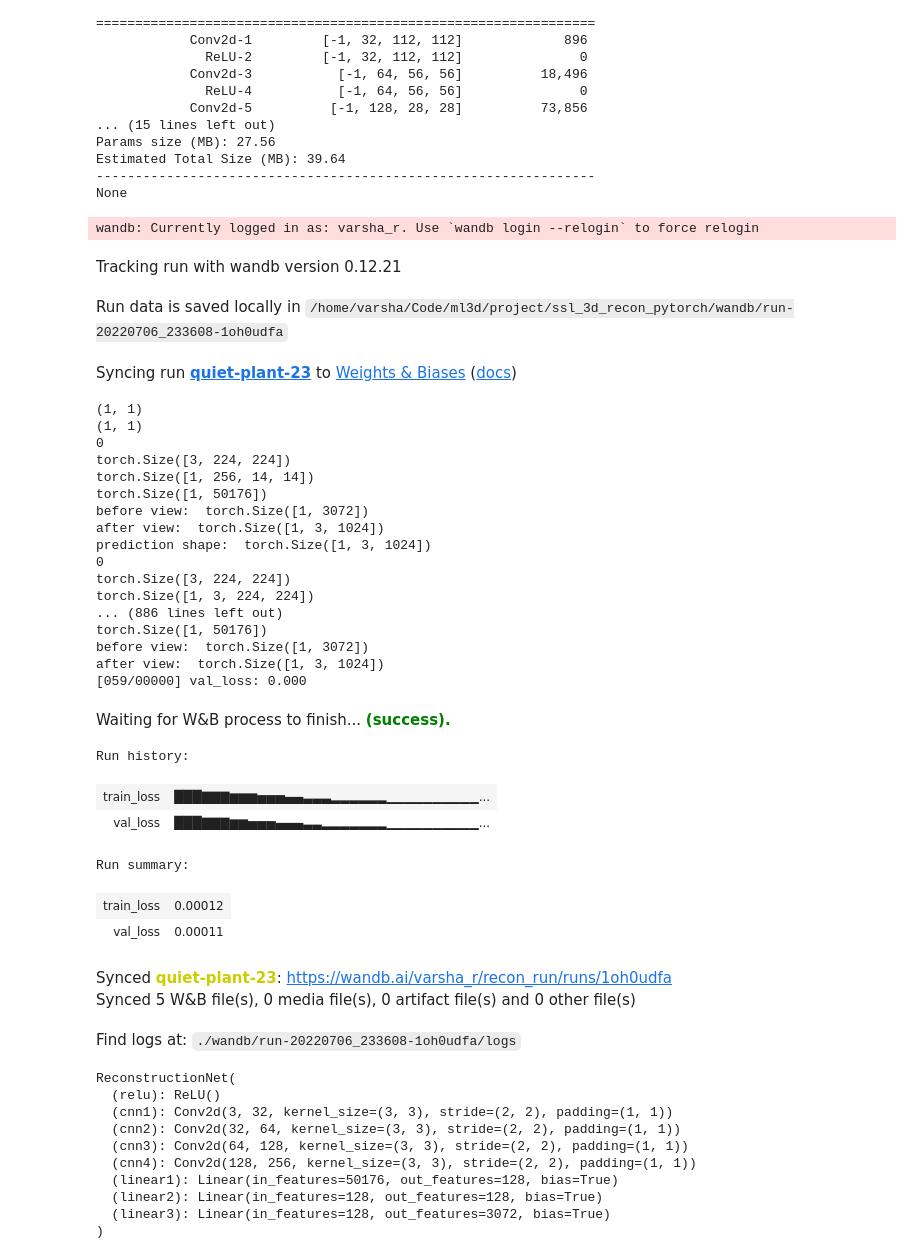
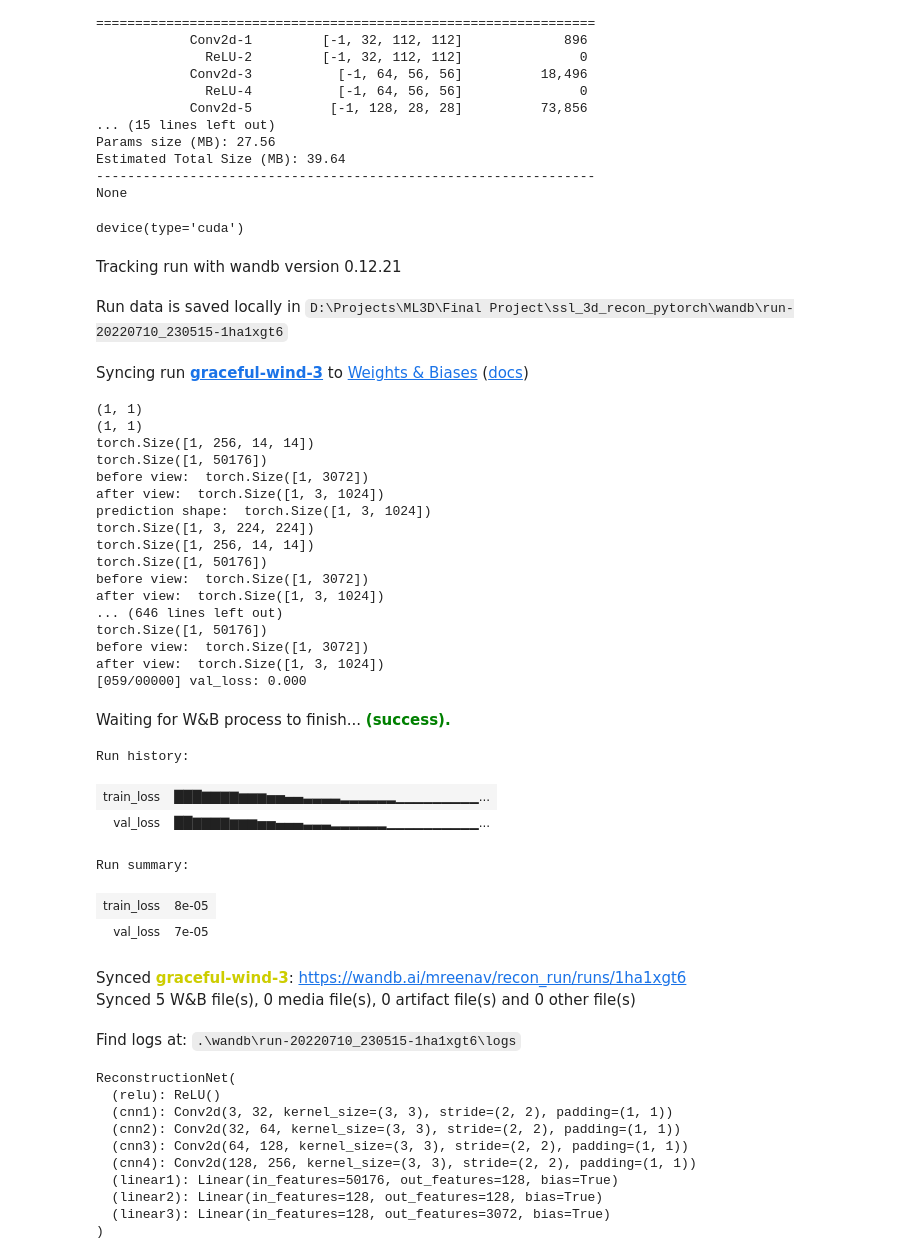
Before and after one commit to varsha-raveendran/ssl_3d_recon_pytorch, a Jupyter notebook: SSL_Recon.ipynb, the cells around one changed output. Drawn from its saved outputs; the diff is of its cells as text; code cells hidden in the pictures.

```diff
--- a/SSL_Recon.ipynb
+++ b/SSL_Recon.ipynb
@@ -113,52 +113,55 @@ Params size (MB): 27.56
 Estimated Total Size (MB): 39.64
 ----------------------------------------------------------------
 None
+# %%
+torch.device("cuda")
+# %% [output]
+device(type='cuda')
 # %%
 from src.training import train_recon
 config = {
      'category' :  '02691156',
     'experiment_name': 'recon_overfitting',
-    'device': 'cpu',                      # change this to cpu if you do not have a GPU
+    'device': 'cuda',                      # change this to cpu if you do not have a GPU
     'is_overfit': True,                      # True since we're doing overfitting
     'batch_size': 2,
     'resume_ckpt': None,
     'learning_rate': 0.0005,
     'max_epochs': 60,
     'print_every_n': 1,
     'validate_every_n': 1,
 }
 
 train_recon.train(config)  # should be able to get ~0 loss, 100% accuracy
 # %% [output]
-wandb: Currently logged in as: varsha_r. Use `wandb login --relogin` to force relogin
 Tracking run with wandb version 0.12.21
-Run data is saved locally in /home/varsha/Code/ml3d/project/ssl_3d_recon_pytorch/wandb/run-20220706_233608-1oh0udfa
+Run data is saved locally in D:\Projects\ML3D\Final Project\ssl_3d_recon_pytorch\wandb\run-20220710_230515-1ha1xgt6
-Syncing run quiet-plant-23 to Weights & Biases (docs)
+Syncing run graceful-wind-3 to Weights & Biases (docs)
+(1, 1)
+(1, 1)
+torch.Size([1, 256, 14, 14])
+torch.Size([1, 50176])
+before view:  torch.Size([1, 3072])
+after view:  torch.Size([1, 3, 1024])
+prediction shape:  torch.Size([1, 3, 1024])
+torch.Size([1, 3, 224, 224])
+torch.Size([1, 256, 14, 14])
+torch.Size([1, 50176])
+before view:  torch.Size([1, 3072])
+after view:  torch.Size([1, 3, 1024])
+... (646 lines left out)
+torch.Size([1, 50176])
+before view:  torch.Size([1, 3072])
+after view:  torch.Size([1, 3, 1024])
+[059/00000] val_loss: 0.000
+Waiting for W&B process to finish... (success).
-(1, 1)
-(1, 1)
-0
-torch.Size([3, 224, 224])
-torch.Size([1, 256, 14, 14])
-torch.Size([1, 50176])
-before view:  torch.Size([1, 3072])
-after view:  torch.Size([1, 3, 1024])
-prediction shape:  torch.Size([1, 3, 1024])
-0
-torch.Size([3, 224, 224])
-torch.Size([1, 3, 224, 224])
-... (886 lines left out)
-torch.Size([1, 50176])
-before view:  torch.Size([1, 3072])
-after view:  torch.Size([1, 3, 1024])
-[059/00000] val_loss: 0.000
+Run history:
-Waiting for W&B process to finish... (success).
+| train_loss | ███▇▇▇▇▆▆▆▅▅▄▄▃▃▃▃▂▂▂▂▂▂▁▁▁▁▁▁▁▁▁... |
+| val_loss | ██▇▇▇▇▆▆▆▅▅▄▄▄▃▃▃▂▂▂▂▂▂▁▁▁▁▁▁▁▁▁▁... |
-Run history:
+Run summary:
-| train_loss | ███▇▇▇▆▆▆▅▅▅▄▄▃▃▃▂▂▂▂▂▂▁▁▁▁▁▁▁▁▁▁... |
-| val_loss | ███▇▇▇▆▆▅▅▅▄▄▄▃▃▂▂▂▂▂▂▂▁▁▁▁▁▁▁▁▁▁... |
-Run summary:
-| train_loss | 0.00012 |
-| val_loss | 0.00011 |
+| train_loss | 8e-05 |
+| val_loss | 7e-05 |
-Synced quiet-plant-23: https://wandb.ai/varsha_r/recon_run/runs/1oh0udfa
+Synced graceful-wind-3: https://wandb.ai/mreenav/recon_run/runs/1ha1xgt6
 Synced 5 W&B file(s), 0 media file(s), 0 artifact file(s) and 0 other file(s)
-Find logs at: ./wandb/run-20220706_233608-1oh0udfa/logs
+Find logs at: .\wandb\run-20220710_230515-1ha1xgt6\logs
 # %%
```
Also changed, not shown: parts of 26 cells of this notebook, 3 other files.
